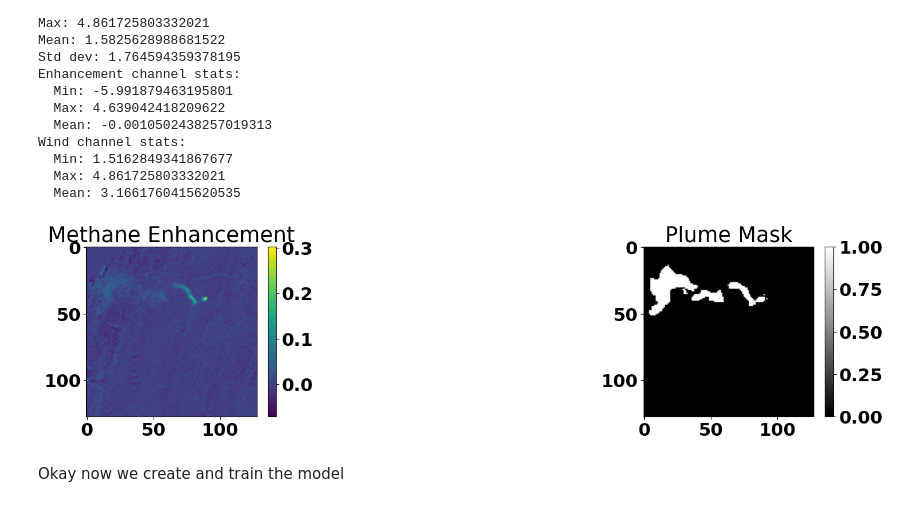
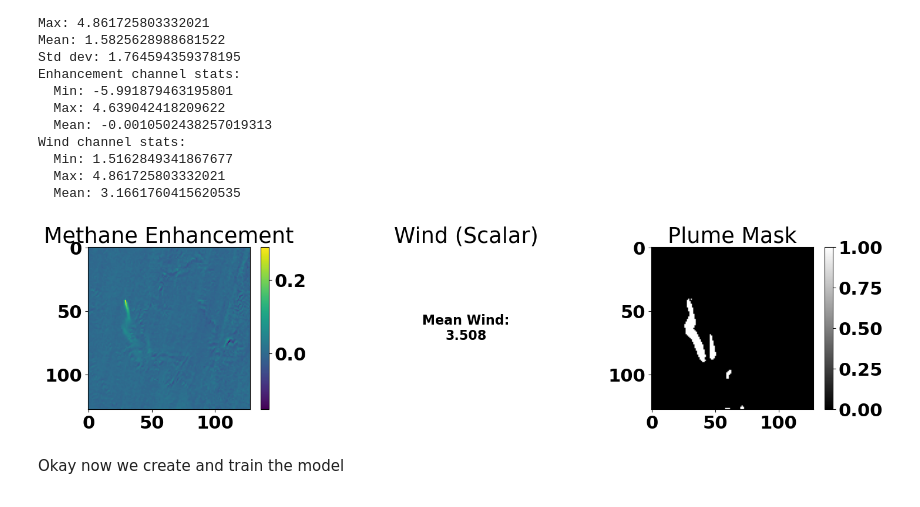
Before and after one commit to alibecerra/Methane, a Jupyter notebook: simulated-training/dataverse_files/U_Plume_Notebook.ipynb, the cells around one changed output. Saved outputs shown, nothing was run; the diff lists cells and outputs as text; code cells hidden in the pictures.

```diff
--- a/simulated-training/dataverse_files/U_Plume_Notebook.ipynb
+++ b/simulated-training/dataverse_files/U_Plume_Notebook.ipynb
@@ -516,35 +498,37 @@ Wind channel stats:
   Max: 4.861725803332021
   Mean: 3.1661760415620535
 # %%
+import matplotlib.pyplot as plt
+import numpy as np
 
-idx = 8  # Change this to look at other images
+idx = 99  # Index of the sample to inspect
 
 plt.figure(figsize=(15, 4))
 
 # Channel 0: Methane enhancement
 plt.subplot(1, 3, 1)
 plt.imshow(imgs[idx, :, :, 0], cmap='viridis')
 plt.title("Methane Enhancement")
 plt.colorbar()
 
-# Channel 1: Wind/u-component (or whatever it is)
-# plt.subplot(1, 3, 2)
-# plt.imshow(imgs[idx, :, :, 1], cmap='coolwarm')
-# plt.title("Second Channel")
-# plt.colorbar()
-# print("Unique values in channel 1 (wind):", np.unique(imgs[idx, :, :, 1]))
-
+# Middle panel: Show scalar wind value (mean of channel 1)
+plt.subplot(1, 3, 2)
+mean_wind = np.mean(imgs[idx, :, :, 1])  # You can also try np.max or np.median
+plt.axis('off')  # Hide axes
+plt.text(0.5, 0.5, f"Mean Wind:\n{mean_wind:.3f}",
+         fontsize=16, ha='center', va='center', transform=plt.gca().transAxes)
+plt.title("Wind (Scalar)")
 
 # Ground truth mask
 plt.subplot(1, 3, 3)
 plt.imshow(masks[idx], cmap='gray')
 plt.title("Plume Mask")
 plt.colorbar()
 
 plt.tight_layout()
 plt.show()
 # %% [output]
-[figure, old version]
+[figure, new version]
 # %%
 #Once you have your formatted image and mask arrays the following line of code will randomly subset
 #90% of them for training and 10% for testing. This ratio can be changed by altering the test_size
```
Also changed, not shown: parts of 18 cells of this notebook, 1 other file.
